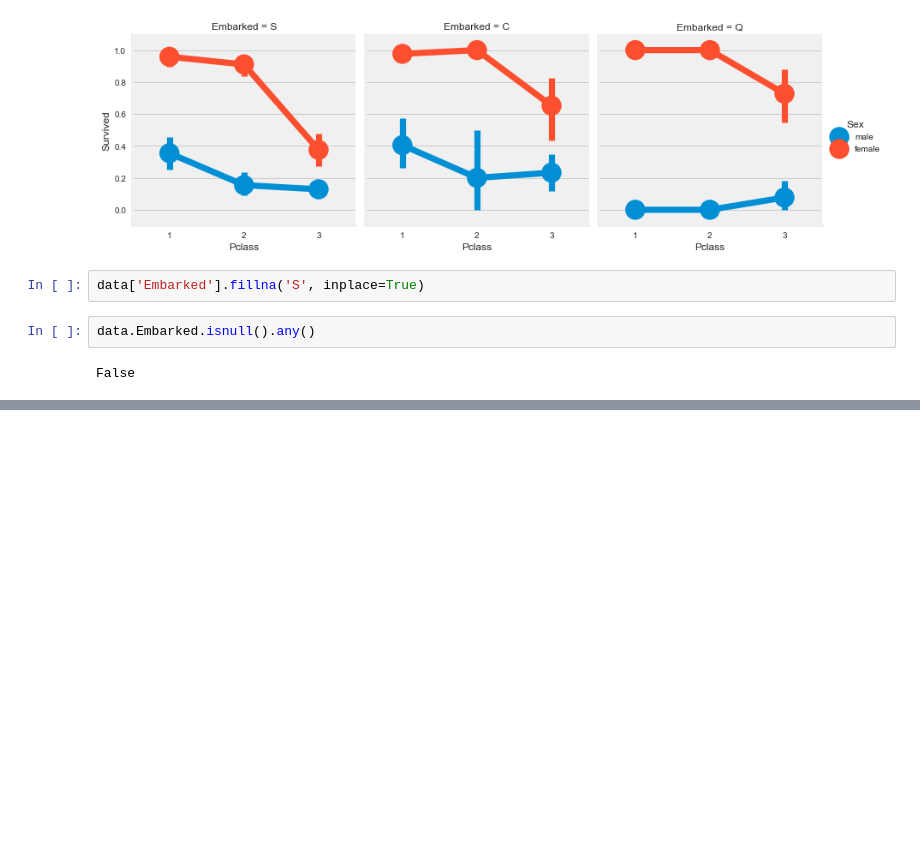
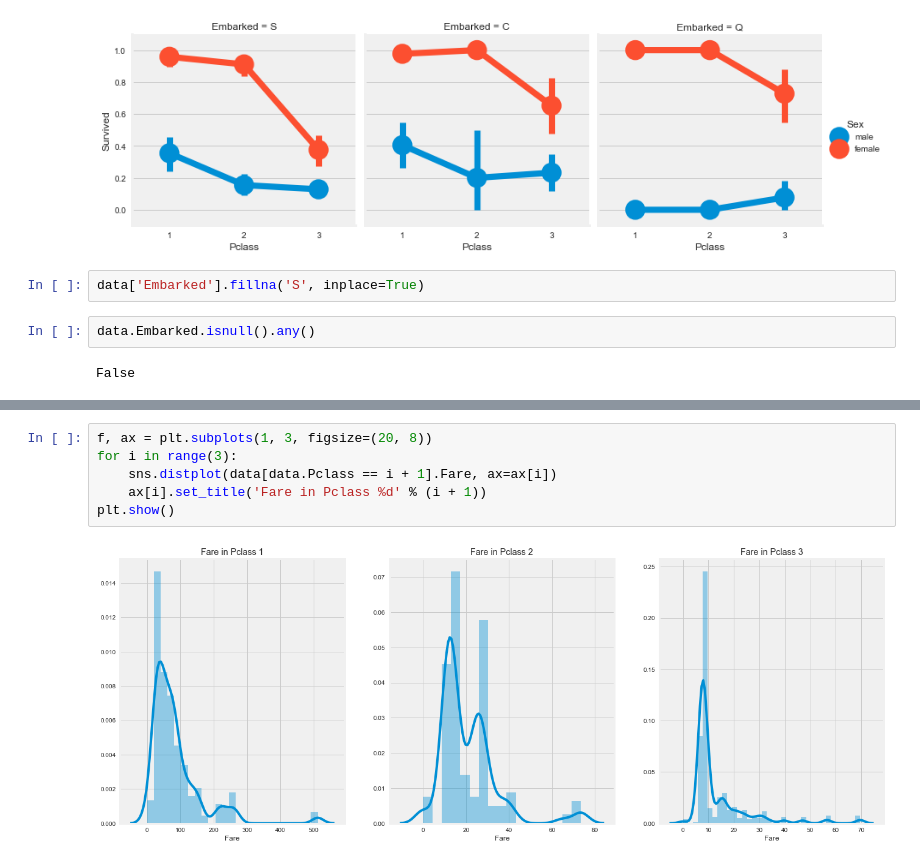
Before and after one commit to threepipes/titanic-practice, a Jupyter notebook: analysis.ipynb, the cells around one changed output, grey strips where cells are left out. Saved outputs shown, nothing was run; the diff lists cells and outputs as text; blank space fills up the shorter version.

```diff
--- a/analysis.ipynb
+++ b/analysis.ipynb
@@ -262,0 +359,8 @@ False
+# %%
+f, ax = plt.subplots(1, 3, figsize=(20, 8))
+for i in range(3):
+    sns.distplot(data[data.Pclass == i + 1].Fare, ax=ax[i])
+    ax[i].set_title('Fare in Pclass %d' % (i + 1))
+plt.show()
+# %% [output]
+[figure, added]
```
Also changed, not shown: parts of 36 cells of this notebook.
